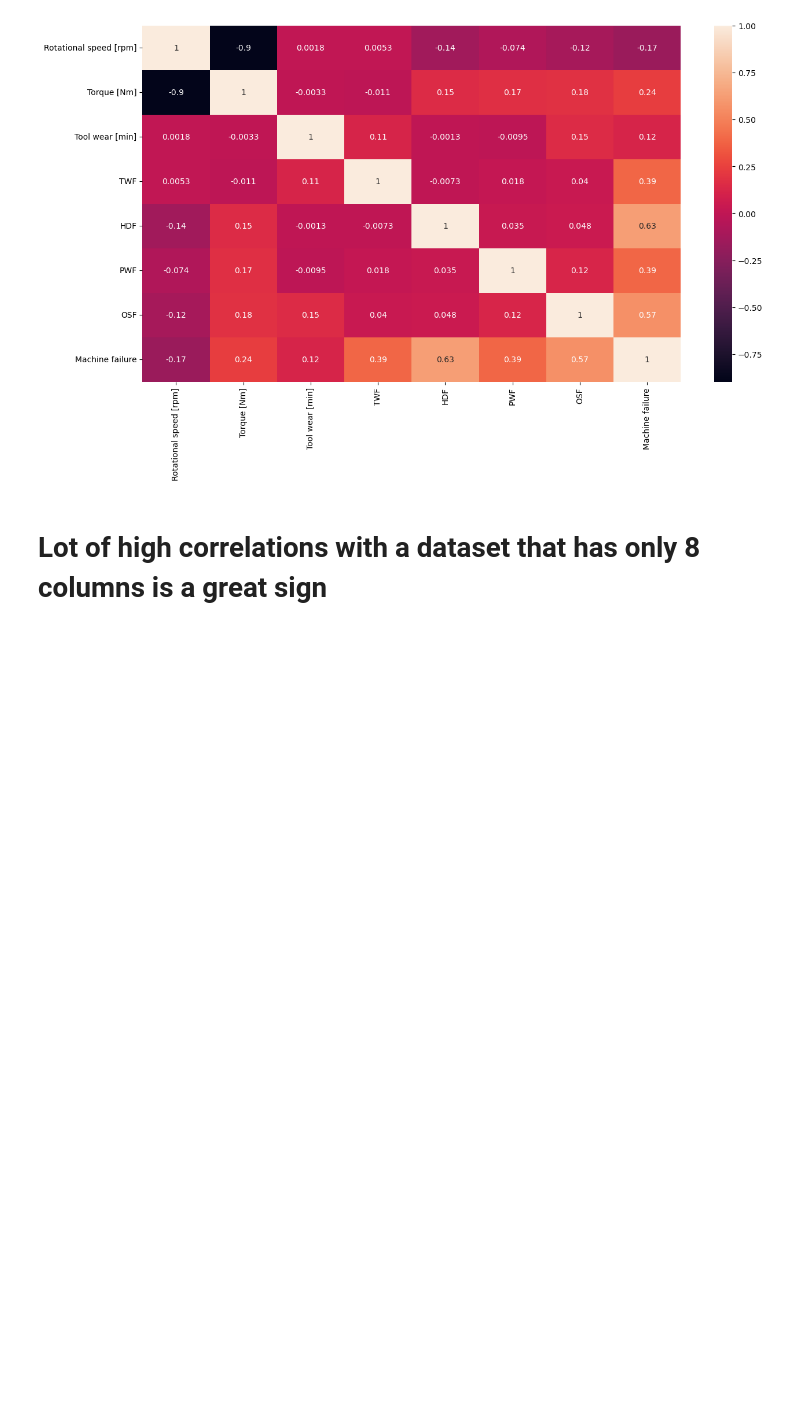
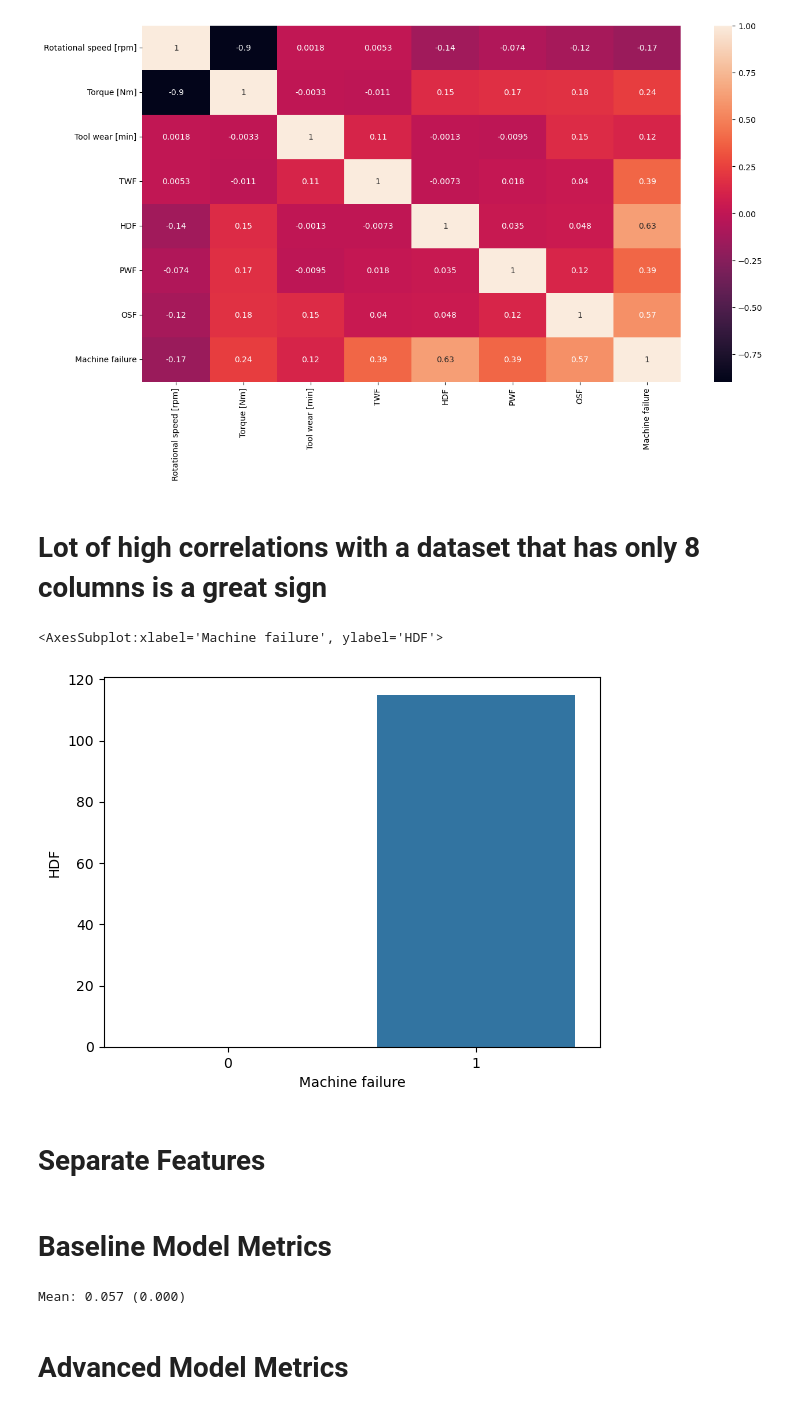
Before and after one commit to MaukanMir/Machine-Learning-Failure-Classification, a Jupyter notebook: training.ipynb, the cells around one changed output. Drawn from its saved outputs; the diff is of its cells as text; code cells hidden in the pictures; blank space fills up the shorter version.

Commit message:
added model metrics

```diff
--- a/training.ipynb
+++ b/training.ipynb
@@ -199,3 +213,13 @@ sns.heatmap(data=df.corr(), annot=True)
 [figure]
 # %% [markdown]
 # Lot of high correlations with a dataset that has only 8 columns is a great sign
+# %%
+
+grouped_by_HDF = df.groupby("Machine failure")["HDF"].sum().reset_index()
+
+sns.barplot(data=grouped_by_HDF, x="Machine failure", y="HDF")
+# %% [output]
+<AxesSubplot:xlabel='Machine failure', ylabel='HDF'>
+[figure, added]
+# %% [markdown]
+# Separate Features
@@ -201,0 +229,10 @@ sns.heatmap(data=df.corr(), annot=True)
+# %% [markdown]
+# Baseline Model Metrics
+# %%
+model = DummyClassifier(strategy="constant", constant=1)
+scores = evaluate_model(X,y, model)
+print('Mean: %.3f (%.3f)' % (np.mean(scores), np.std(scores)))
+# %% [output]
+Mean: 0.057 (0.000)
+# %% [markdown]
+# Advanced Model Metrics
```
Also changed, not shown: parts of 2 cells of this notebook.
